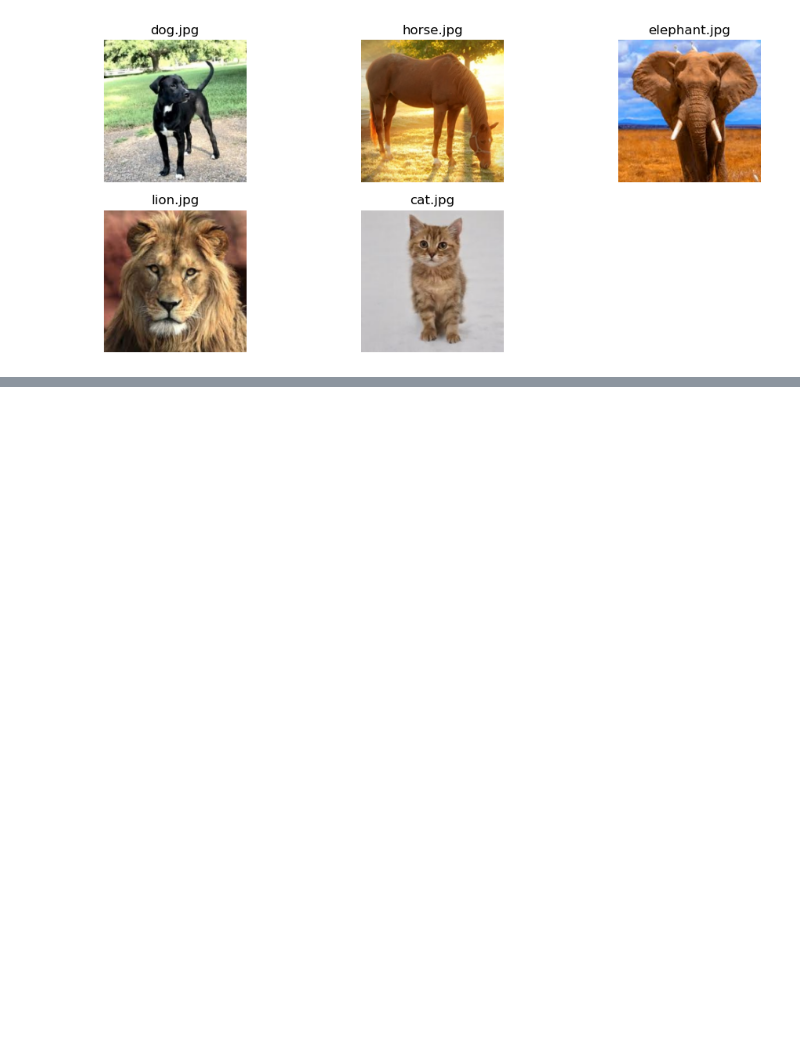
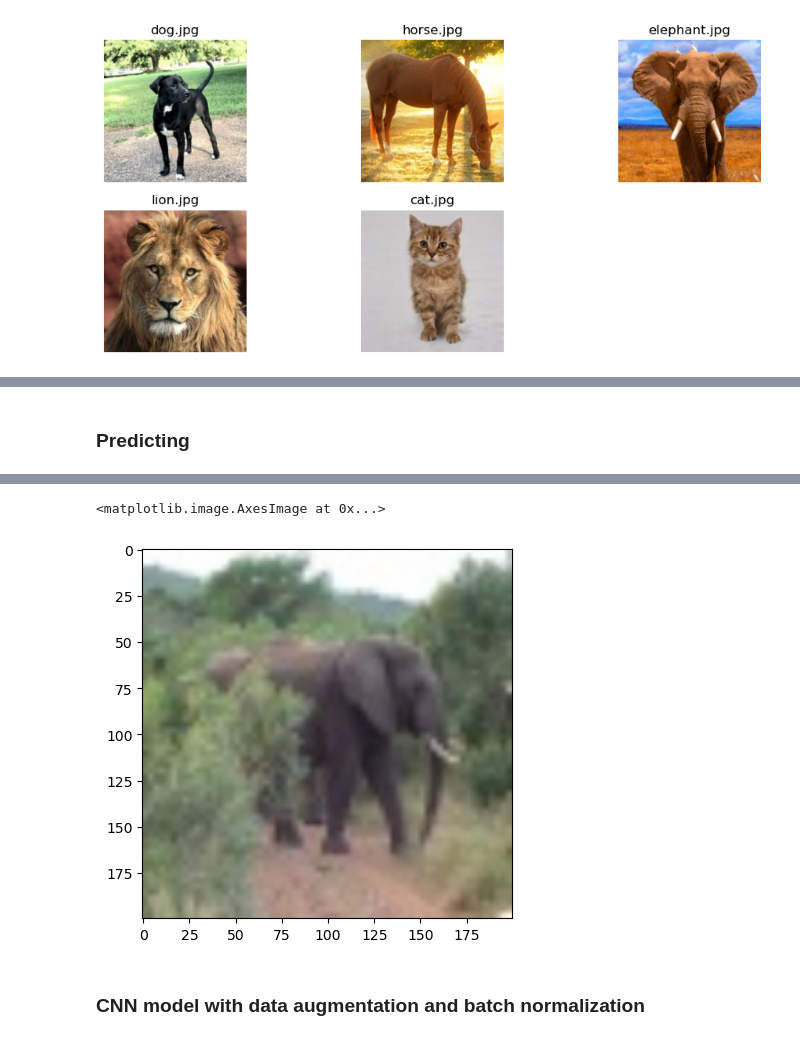
Before and after one commit to himanshuchrist/DL, a Jupyter notebook: Lab5_2348520.ipynb, the cells around one changed output, grey strips where cells are left out. Cells and saved outputs as stored; diff of their text form; code cells hidden in the pictures; blank space fills up the shorter version.

```diff
--- a/Lab5_2348520.ipynb
+++ b/Lab5_2348520.ipynb
@@ -146,0 +178,15 @@ Epoch 10/10
+# %% [markdown]
+### Predicting
+# %%
+import tensorflow as tf
+import random
+class_names=['cat','dog','elephant','horse','lion']
+number=random.randint(0,X_test.shape[0])
+img_array=np.expand_dims(X_test[number], axis=0)
+predictions = model1.predict(img_array)
+score = tf.nn.softmax(predictions[0])
+print(
+    "This image most likely belongs to {} "
+    .format(class_names[np.argmax(score)]))
+plt.imshow(np.array(cv2.cvtColor(X_test[number],cv2.COLOR_BGR2RGB)))
+# %% [output]
@@ -147,3 +195,7 @@ Epoch 10/10
+<matplotlib.image.AxesImage at 0x...>
+[figure, added]
+# %% [markdown]
+### CNN model with data augmentation and batch normalization
 # %%
 from keras.models import Sequential
 from keras.layers import Dense, Dropout, Conv2D, MaxPool2D, Flatten
```
Also changed, not shown: parts of 27 cells of this notebook.
